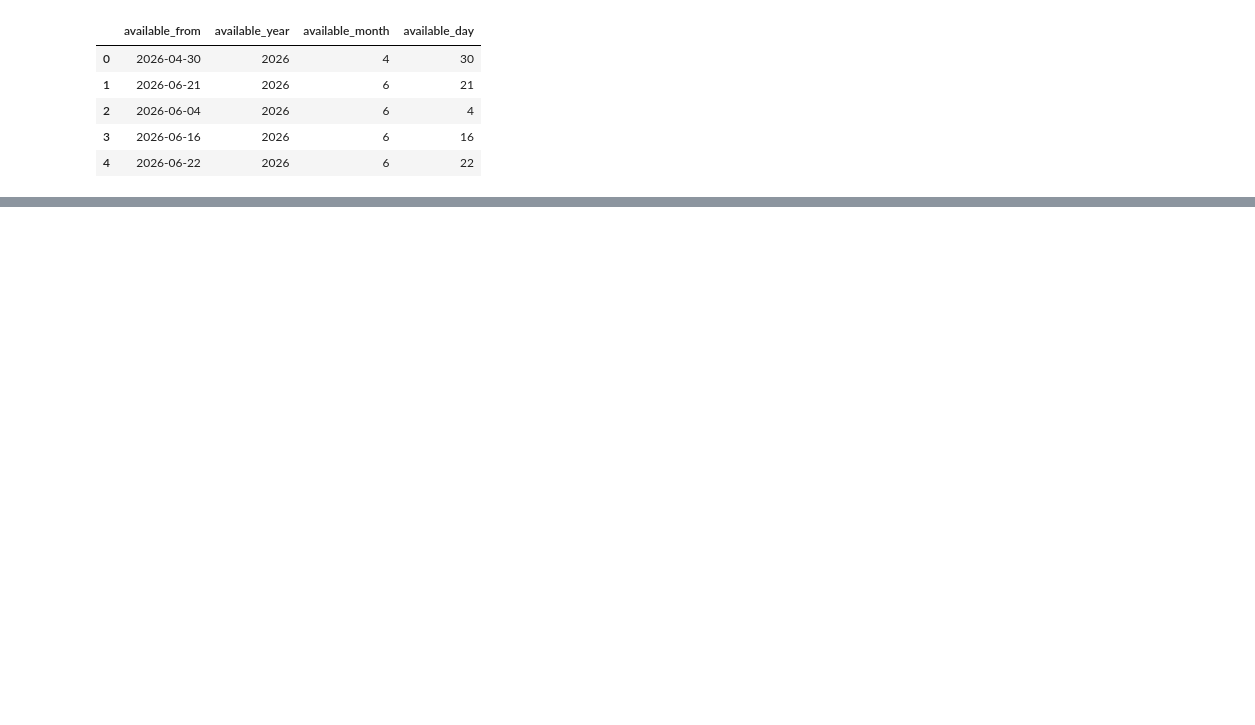
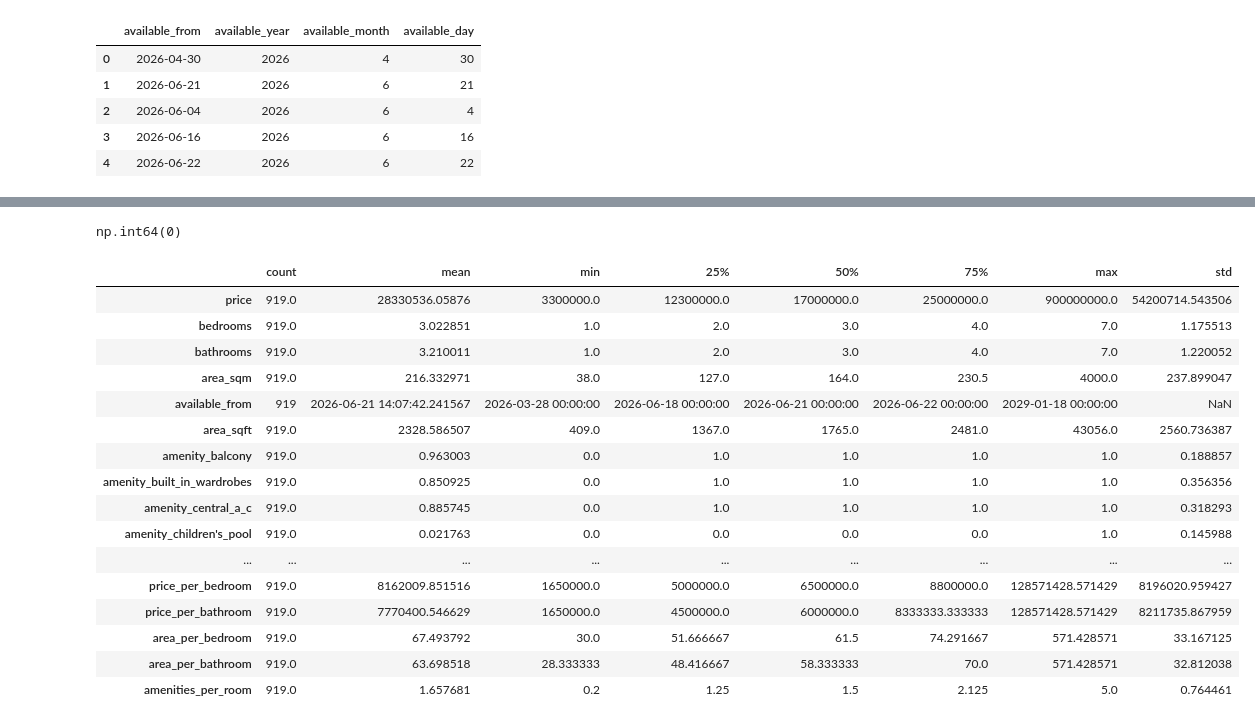
Before and after one commit to AmirAliAttiaAli/Estate-Miner, a Jupyter notebook: Preprocessing.ipynb, the cells around one changed output, grey strips where cells are left out. Drawn from its saved outputs; the diff is of its cells as text; code cells hidden in the pictures; blank space fills up the shorter version.

```diff
--- a/Preprocessing.ipynb
+++ b/Preprocessing.ipynb
@@ -162,0 +238,2 @@ Name: area_sqm, dtype: int64
+# %%
+df["price_per_bathroom"] = df["price"] / df["bathrooms"]
@@ -162,0 +249,2 @@ Name: area_sqm, dtype: int64
+# %%
+df["area_per_bedroom"] = df["area_sqm"] / df["bedrooms"]
@@ -162,0 +260,2 @@ Name: area_sqm, dtype: int64
+# %%
+df["area_per_bathroom"] = df["area_sqm"] / df["bathrooms"]
@@ -162,0 +271,2 @@ Name: area_sqm, dtype: int64
+# %%
+df["amenities_per_room"] = df["amenities_count"] / df["total_rooms"]
@@ -162,0 +346,24 @@ Name: area_sqm, dtype: int64
+# %%
+df.duplicated().sum()
+# %% [output]
+np.int64(0)
+# %%
+df.describe().T
+# %% [output]
+|  | count | mean | min | 25% | 50% | 75% | max | std |
+| price | 919.0 | 28330536.05876 | 3300000.0 | 12300000.0 | 17000000.0 | 25000000.0 | 900000000.0 | 54200714.543506 |
+| bedrooms | 919.0 | 3.022851 | 1.0 | 2.0 | 3.0 | 4.0 | 7.0 | 1.175513 |
+| bathrooms | 919.0 | 3.210011 | 1.0 | 2.0 | 3.0 | 4.0 | 7.0 | 1.220052 |
+| area_sqm | 919.0 | 216.332971 | 38.0 | 127.0 | 164.0 | 230.5 | 4000.0 | 237.899047 |
+| available_from | 919 | 2026-06-21 14:07:42.241567 | 2026-03-28 00:00:00 | 2026-06-18 00:00:00 | 2026-06-21 00:00:00 | 2026-06-22 00:00:00 | 2029-01-18 00:00:00 | NaN |
+| area_sqft | 919.0 | 2328.586507 | 409.0 | 1367.0 | 1765.0 | 2481.0 | 43056.0 | 2560.736387 |
+| amenity_balcony | 919.0 | 0.963003 | 0.0 | 1.0 | 1.0 | 1.0 | 1.0 | 0.188857 |
+| amenity_built_in_wardrobes | 919.0 | 0.850925 | 0.0 | 1.0 | 1.0 | 1.0 | 1.0 | 0.356356 |
+| amenity_central_a_c | 919.0 | 0.885745 | 0.0 | 1.0 | 1.0 | 1.0 | 1.0 | 0.318293 |
+| amenity_children's_pool | 919.0 | 0.021763 | 0.0 | 0.0 | 0.0 | 0.0 | 1.0 | 0.145988 |
+| ... | ... | ... | ... | ... | ... | ... | ... | ... |
+| price_per_bedroom | 919.0 | 8162009.851516 | 1650000.0 | 5000000.0 | 6500000.0 | 8800000.0 | 128571428.571429 | 8196020.959427 |
+| price_per_bathroom | 919.0 | 7770400.546629 | 1650000.0 | 4500000.0 | 6000000.0 | 8333333.333333 | 128571428.571429 | 8211735.867959 |
+| area_per_bedroom | 919.0 | 67.493792 | 30.0 | 51.666667 | 61.5 | 74.291667 | 571.428571 | 33.167125 |
+| area_per_bathroom | 919.0 | 63.698518 | 28.333333 | 48.416667 | 58.333333 | 70.0 | 571.428571 | 32.812038 |
+| amenities_per_room | 919.0 | 1.657681 | 0.2 | 1.25 | 1.5 | 2.125 | 5.0 | 0.764461 |
```
Also changed, not shown: parts of 34 cells of this notebook, 3 other files.
